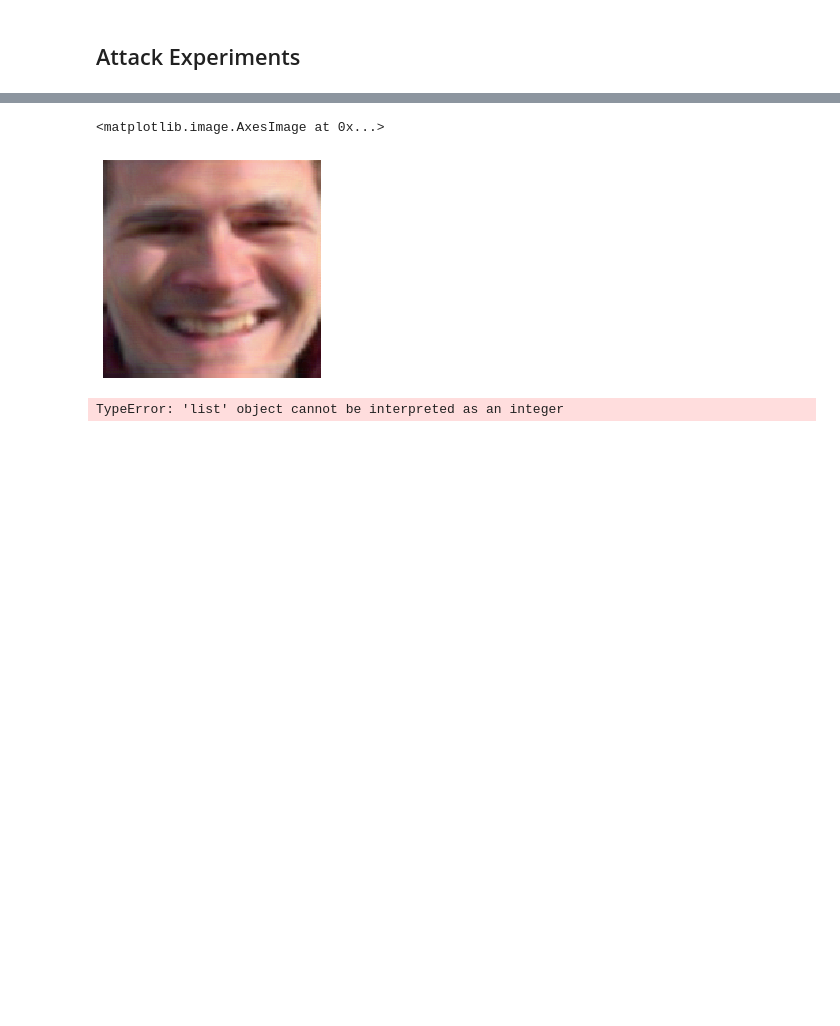
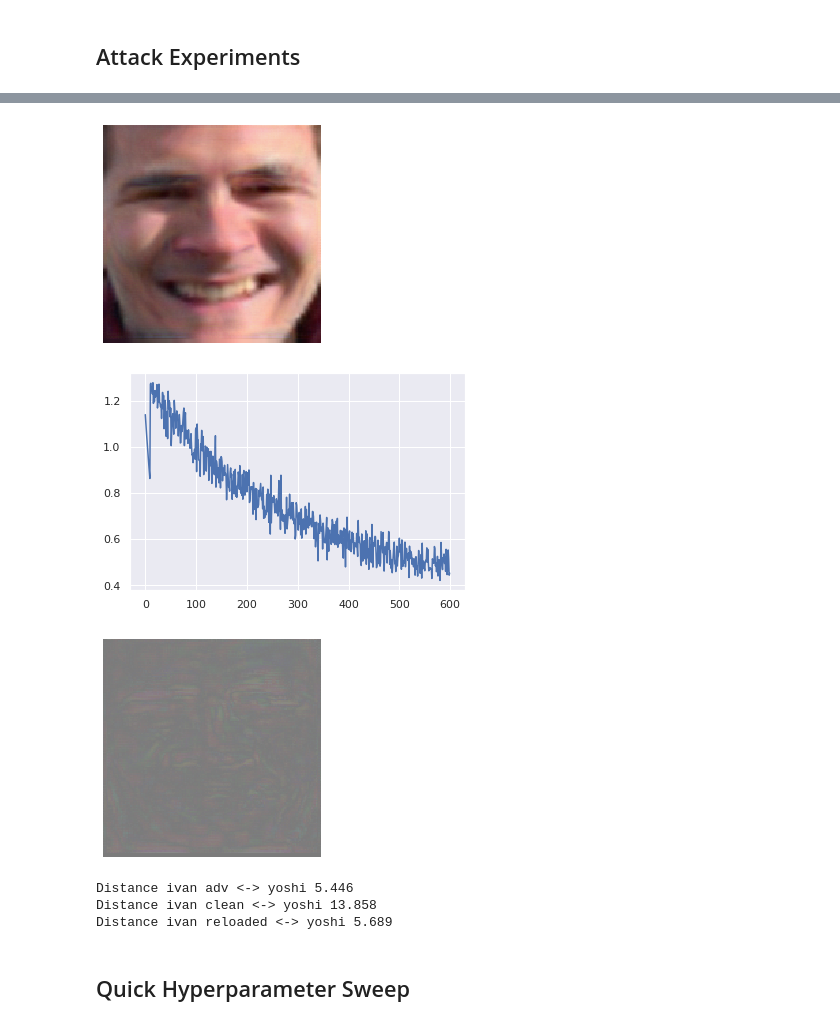
Before and after one commit to psturmfels/adversarial_faces, a Jupyter notebook: notebooks/Strong_Attack.ipynb, the cells around one changed output, grey strips where cells are left out. Saved outputs shown, nothing was run; the diff lists cells and outputs as text; code cells hidden in the pictures; blank space fills up the shorter version.

```diff
--- a/notebooks/Strong_Attack.ipynb
+++ b/notebooks/Strong_Attack.ipynb
@@ -212,33 +303,32 @@ class ExperimentalAttacker(Attacker):
         if kwargs['verbose']:
             iterable = tqdm(iterable)
 
-        losses = []
+        self.losses = []
         for i in iterable:
             with tf.GradientTape() as tape:
                 tape.watch(perturbed_image_batch)
 
-                batch_input_to_model = tf.image.random_flip_left_right(perturbed_image_batch)
-                batch_input_to_model = tf.image.random_brightness(batch_input_to_model, max_delta=0.25)
-#                 batch_input_to_model = tf.image.random_jpeg_quality(batch_input_to_model, 5, 90)
+                if i < kwargs['iters_no_rand']:
+                    batch_input_to_model = perturbed_image_batch
+                else:
+                    batch_input_to_model = tf.image.random_flip_left_right(perturbed_image_batch)
+                    batch_input_to_model = tf.image.random_brightness(batch_input_to_model, max_delta=0.25)
+    #                 batch_input_to_model = tf.image.random_jpeg_quality(batch_input_to_model, 5, 90)
 
-                batch_input_to_model += tf.random.normal(batch_input_to_model.shape, 0.0, 0.5)
+                    batch_input_to_model += tf.random.normal(batch_input_to_model.shape, 0.0, 0.5)
 
                 batch_embedding = self.model(batch_input_to_model)
 
                 batch_embedding = self._l2_normalize(batch_embedding)
+
                 difference = self._l2_distance(target_embedding, batch_embedding)
                 mean_difference = tf.reduce_mean(difference)
 
-                losses.append(mean_difference)
+                self.losses.append(mean_difference)
 
             if mean_difference < previous_difference:
                 previous_difference = mean_difference
                 best_perturbation = perturbed_image_batch
-#                 patience_counnt = 0
-#             elif patience_count >= kwargs['patience']:
-#                 break
-#             else:
-#                 patience_count += 1
 
             gradient = tape.gradient(difference, perturbed_image_batch)
             sign_of_gradient = tf.cast(tf.sign(gradient), perturbed_image_batch.dtype)
@@ -248,6 +338,6 @@ class ExperimentalAttacker(Attacker):
             perturbed_image_batch = tf.clip_by_value(perturbed_image_batch, image_batch - epsilon, image_batch + epsilon)
             perturbed_image_batch = tf.clip_by_value(perturbed_image_batch, kwargs['bounds'][0], kwargs['bounds'][1])
 
-        return best_perturbation, losses
+        return best_perturbation
 # %%
 yoshi_embeddings = model.predict(np.array(yoshi_images), batch_size=6)
@@ -254 +416,12 @@ yoshi_embeddings = model.predict(np.array(yoshi_images), batch_size=6)
+# %%
+run_attack(ExperimentalAttacker(model))
+# %% [output]
+[figure, added]
+[figure, added]
+[figure, added]
+Distance ivan adv <-> yoshi 5.446
+Distance ivan clean <-> yoshi 13.858
+Distance ivan reloaded <-> yoshi 5.689
+# %% [markdown]
+## Quick Hyperparameter Sweep
 # %%
@@ -262,10 +444,0 @@ ivan_adversairal_img, losses = attacker.target_vector_attack(
-# %%
-plt.axis("off")
-plt.imshow(undo_preprocess(np.array(ivan_adversairal_img[0]), ivan_mean, ivan_std))
-# %% [output]
-<matplotlib.image.AxesImage at 0x...>
-[figure, removed]
-# %%
-plt.plot(range(losses), losses)
-# %% [output]
-TypeError: 'list' object cannot be interpreted as an integer
```
Also changed, not shown: parts of 17 cells of this notebook.
